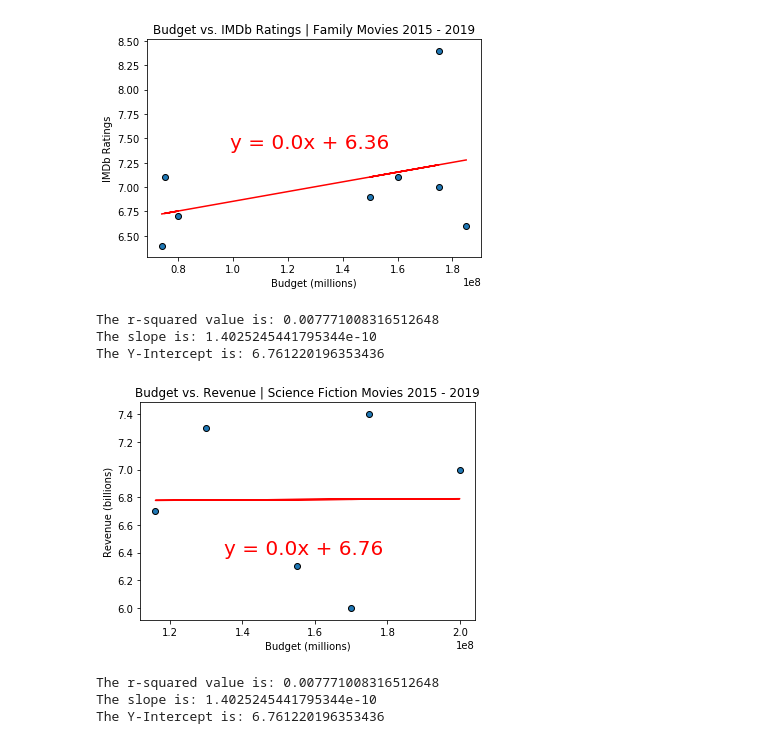
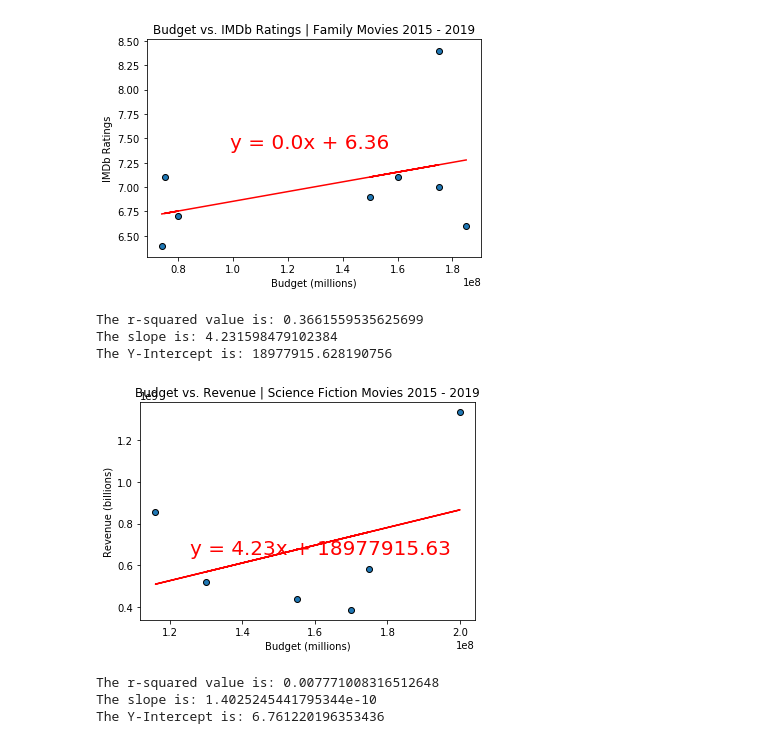
Before and after one commit to Danacw/Movie-Database-API, a Jupyter notebook: RevenueRatings_vs_Genre.ipynb, the cells around one changed output. Saved outputs shown, nothing was run; the diff lists cells and outputs as text; code cells hidden in the pictures.

```diff
--- a/RevenueRatings_vs_Genre.ipynb
+++ b/RevenueRatings_vs_Genre.ipynb
@@ -9,7 +9,7 @@ from scipy.stats import linregress
 import seaborn as sns
 import os
 # %%
-all_df = pd.read_csv("../project1/Output_Files/genre.csv")
+all_df = pd.read_csv("Output_Files/genre.csv")
 
 all_df.head(50)
 # %% [output]
@@ -271,36 +300,36 @@ The Y-Intercept is: 6.355399165260635
 [figure]
 # %%
 x = sf_df["Budget"]
-y = sf_df["IMDb"]
+y = sf_df["Revenue"]
 
 plt.scatter(x, y, edgecolors = 'black', linewidths=1, marker="o")
 
 plt.title("Budget vs. Revenue | Science Fiction Movies 2015 - 2019")
 plt.xlabel("Budget (millions)")
 plt.ylabel("Revenue (billions)")
 
 (slope, intercept, rvalue, pvalue, stderr) = linregress(x, y)
 
 regress_value = x * slope + intercept
 
 analysis = (f"y = {str(round(slope, 2))}x + {str(round(intercept, 2))}")
 
 plt.plot(x, regress_value, "r-")
 
-plt.annotate(analysis, xy=(.25, .3), xycoords="axes fraction", color = "red", fontsize = 20)
+plt.annotate(analysis, xy=(.15, .3), xycoords="axes fraction", color = "red", fontsize = 20)
 
 print(f"The r-squared value is: {rvalue}")
 print(f"The slope is: {slope}")
 print(f"The Y-Intercept is: {intercept}")
 
 plt.savefig("Images/Budget_Revenue_ScienceFictionMovies.png")
 
 plt.show()
 # %% [output]
-The r-squared value is: 0.007771008316512648
-The slope is: 1.4025245441795344e-10
-The Y-Intercept is: 6.761220196353436
+The r-squared value is: 0.3661559535625699
+The slope is: 4.231598479102384
+The Y-Intercept is: 18977915.628190756
-[figure, old version]
+[figure, new version]
 # %%
 x = sf_df["Budget"]
 y = sf_df["IMDb"]
```
Also changed, not shown: parts of 4 cells of this notebook, 16 other files.
